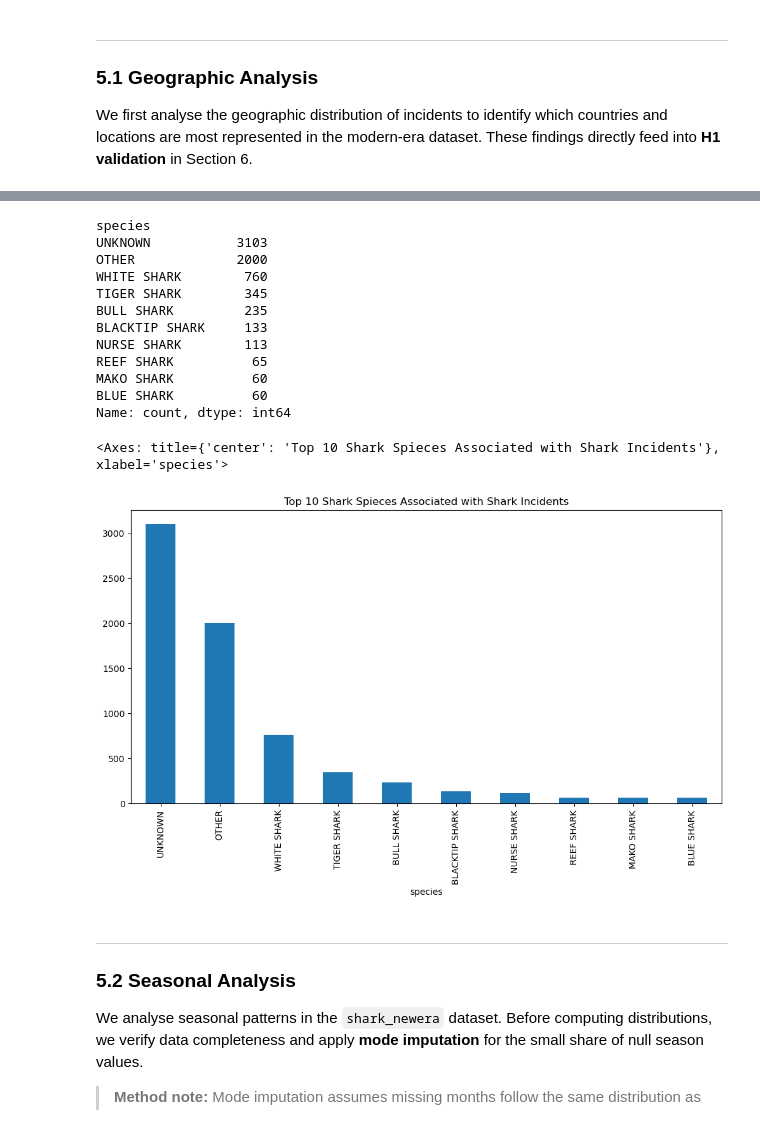
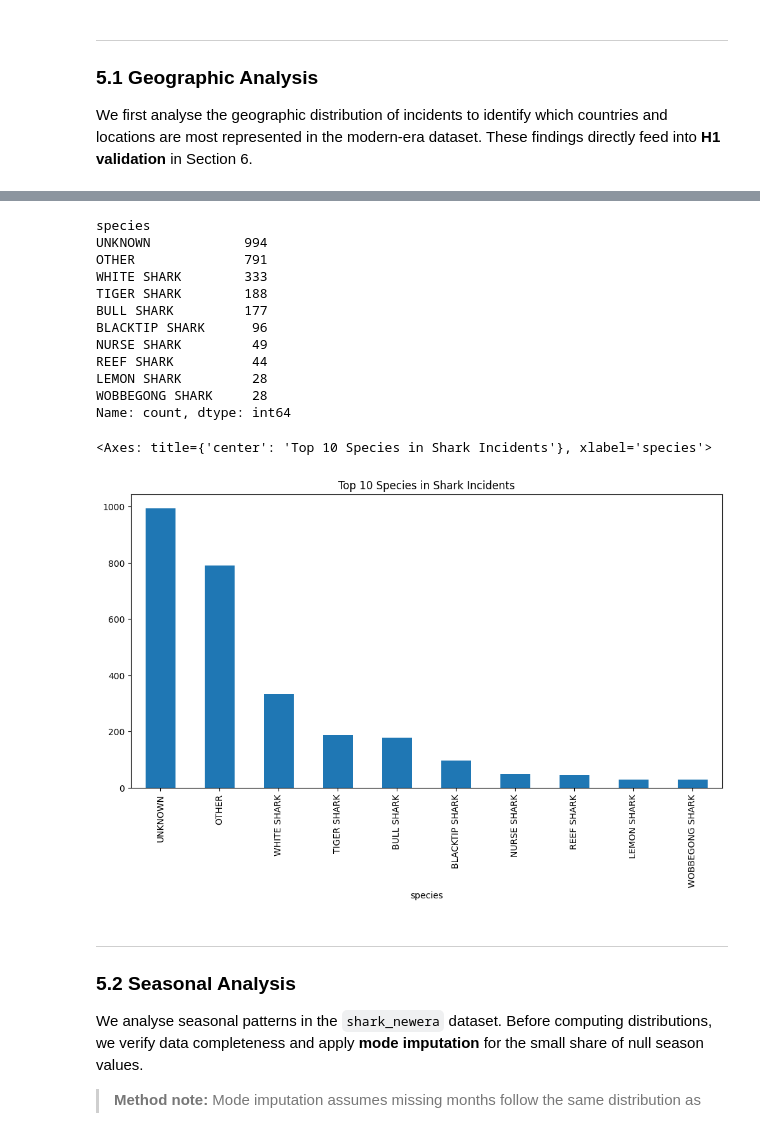
Before and after one commit to cadiyubu/Week2_Shark_Miniproject-, a Jupyter notebook: Shark_df_Analysis.ipynb, the cells around one changed output, grey strips where cells are left out. Saved outputs shown, nothing was run; the diff lists cells and outputs as text; code cells hidden in the pictures.

```diff
--- a/Shark_df_Analysis.ipynb
+++ b/Shark_df_Analysis.ipynb
@@ -1022,0 +1024,17 @@ top_locations.plot(
+# %%
+# Creating two new columns in our geo_df to better understand the distribution between regions
+# We used the function we created to clean string after creating the new columns using split the location by the ',' to distinguish location and region.
+
+split_locations = geo_df['location'].str.split(',')
+
+geo_df['location_clean'] = (split_locations.str[0].str.strip())
+geo_df['region'] = (split_locations.str[-1].str.strip())
+
+def clean_string(value):
+    """Strip whitespace and convert to uppercase. Returns None for nulls."""
+    return value if pd.isnull(value) else str(value).strip().upper()
+
+shark_clean['region'] = geo_df['region'].apply(clean_string)
+shark_clean['location_clean'] = geo_df['location'].apply(clean_string)
+
+geo_df[['location_clean', 'region']].value_counts().head(10)
@@ -1023,28 +1093,28 @@ top_locations.plot(
 # %%
 # Species distribution — top 10 most recorded species (2000–2026)
 # Note: UNKNOWN represents a large share — this is a dataset characteristic,
 # not a cleaning failure. Species identification is often impossible in field conditions.
-species_counts = shark_clean['species'].value_counts().head(10)
+species_counts = geo_df['species'].value_counts().head(10)
 display(species_counts)
 species_counts.plot(
     kind='bar', figsize=(12, 6),
     title='Top 10 Species in Shark Incidents'
 )
 # %% [output]
 species
-UNKNOWN           3103
-OTHER             2000
-WHITE SHARK        760
-TIGER SHARK        345
-BULL SHARK         235
-BLACKTIP SHARK     133
-NURSE SHARK        113
-REEF SHARK          65
-MAKO SHARK          60
-BLUE SHARK          60
+UNKNOWN            994
+OTHER              791
+WHITE SHARK        333
+TIGER SHARK        188
+BULL SHARK         177
+BLACKTIP SHARK      96
+NURSE SHARK         49
+REEF SHARK          44
+LEMON SHARK         28
+WOBBEGONG SHARK     28
 Name: count, dtype: int64
-<Axes: title={'center': 'Top 10 Shark Spieces Associated with Shark Incidents'}, xlabel='species'>
+<Axes: title={'center': 'Top 10 Species in Shark Incidents'}, xlabel='species'>
-[figure, old version]
+[figure, new version]
 # %% [markdown]
 ---
 ### 5.2 Seasonal Analysis
```
Also changed, not shown: parts of 24 cells of this notebook.
